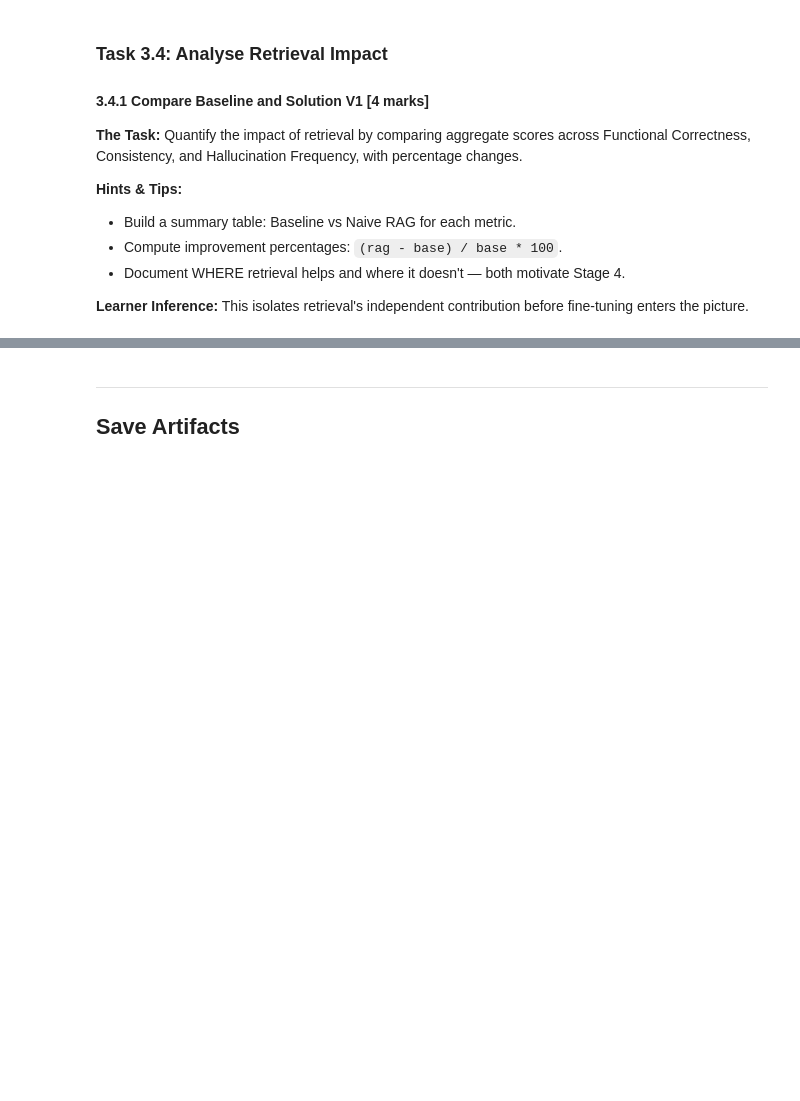
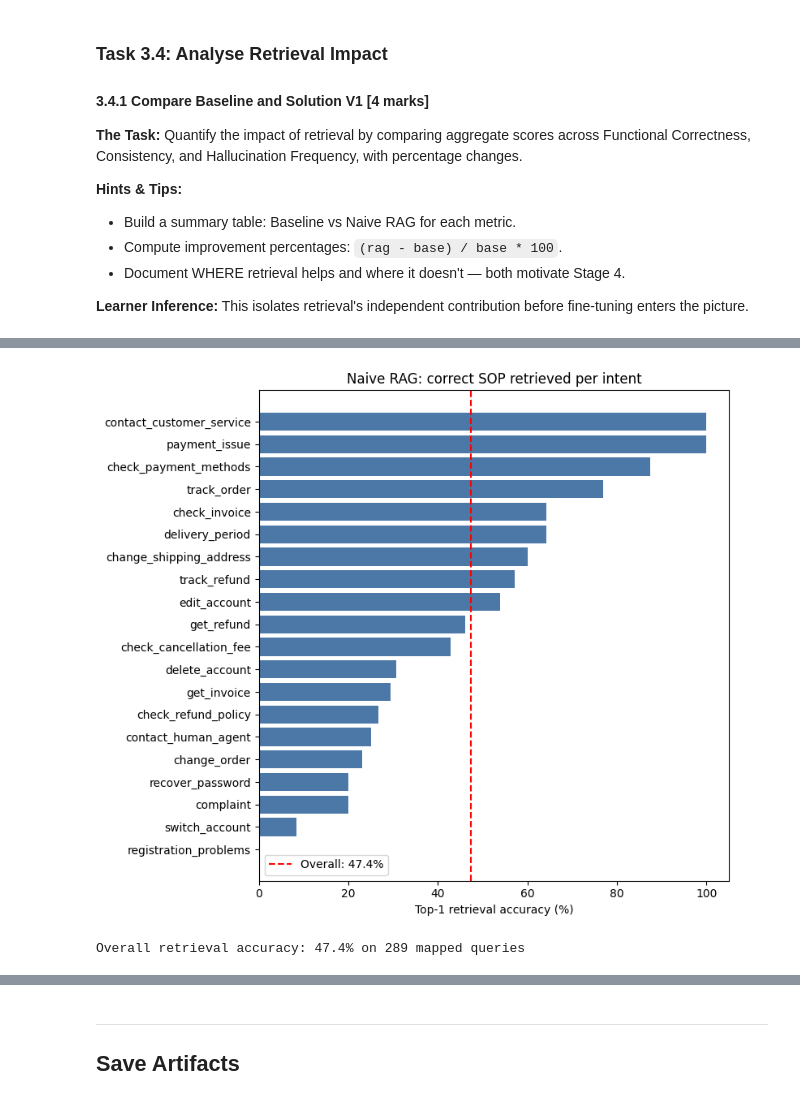
Before and after one commit to DivyaSanam/CapStoneRAGProject, a Jupyter notebook: Solution_V1_RAG_Evaluation.ipynb, the cells around one changed output, grey strips where cells are left out. Drawn from its saved outputs; the diff is of its cells as text; code cells hidden in the pictures; blank space fills up the shorter version.

```diff
--- a/Solution_V1_RAG_Evaluation.ipynb
+++ b/Solution_V1_RAG_Evaluation.ipynb
@@ -749,0 +748,28 @@ Naive RAG: PASS
+# %%
+# Plot 1: how often top-1 retrieval fetches the correct SOP, per intent
+import matplotlib.pyplot as plt
+
+rows = []
+for record in evaluation_results:
+    expected_sop = intent_to_sop.get(record["intent"])
+    if expected_sop is not None:                       # only mapped intents
+        rows.append((record["intent"], record["retrieved_sop"] == expected_sop))
+
+retrieval_df = pd.DataFrame(rows, columns=["intent", "correct"])
+overall_accuracy = retrieval_df["correct"].mean() * 100
+per_intent = (retrieval_df.groupby("intent")["correct"].mean() * 100).sort_values()
+
+plt.figure(figsize=(8, 7))
+plt.barh(per_intent.index, per_intent.values, color="#4C78A8")
+plt.axvline(overall_accuracy, color="red", linestyle="--",
+            label=f"Overall: {overall_accuracy:.1f}%")
+plt.xlabel("Top-1 retrieval accuracy (%)")
+plt.title("Naive RAG: correct SOP retrieved per intent")
+plt.legend()
+plt.tight_layout()
+plt.savefig("retrieval_accuracy.png", dpi=200)
+plt.show()
+print(f"Overall retrieval accuracy: {overall_accuracy:.1f}% on {len(retrieval_df)} mapped queries")
+# %% [output]
+[figure, added]
+Overall retrieval accuracy: 47.4% on 289 mapped queries
```
Also changed, not shown: parts of 25 cells of this notebook, 34 other files.
